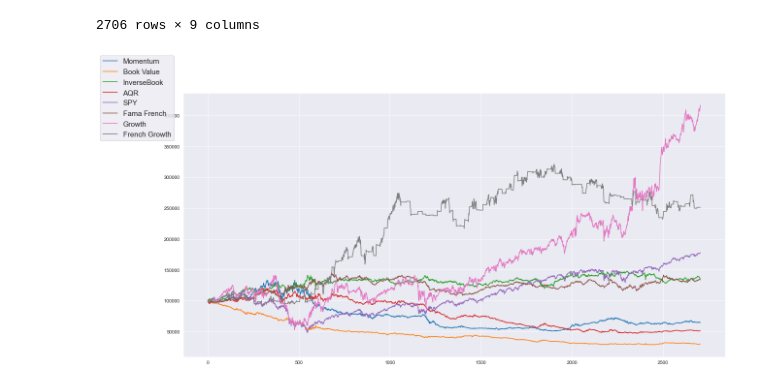
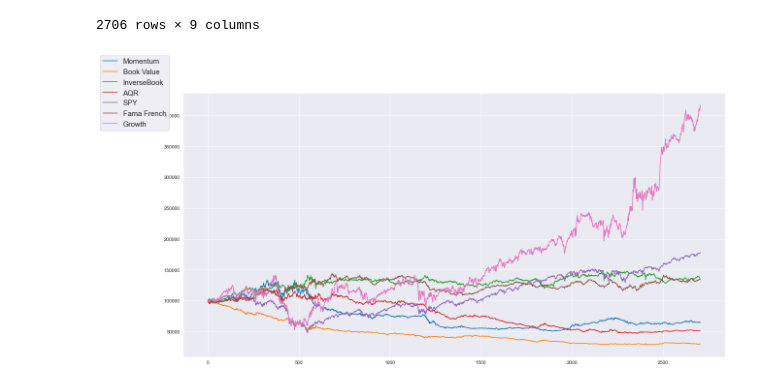
Before and after one commit to Marblez/HMM_Trading, a Jupyter notebook: models.ipynb, the cells around one changed output. Drawn from its saved outputs; the diff is of its cells as text; code cells hidden in the pictures.

```diff
--- a/models.ipynb
+++ b/models.ipynb
@@ -93,15 +93,15 @@ returns
 # %%
 sns.set_style("darkgrid")
 plot = plt.figure(figsize=(20,10))
 plt.plot(returns.iloc[:,1], label="Momentum",)
 plt.plot(returns.iloc[:,2], label="Book Value",)
 plt.plot(returns.iloc[:,3], label="InverseBook",)
 plt.plot(returns.iloc[:,4], label="AQR",)
 plt.plot(returns.iloc[:,5], label="SPY",)
 plt.plot(returns.iloc[:,6], label="Fama French")
 plt.plot(returns.iloc[:,7], label="Growth")
-plt.plot(returns.iloc[:,8], label="French Growth")
+#plt.plot(returns.iloc[:,8], label="French Growth")
 plot.legend(loc=2, prop={'size': 15})
 plt.show()
 # %% [output]
-[figure, old version]
+[figure, new version]
```
Also changed, not shown: 1 other file.
